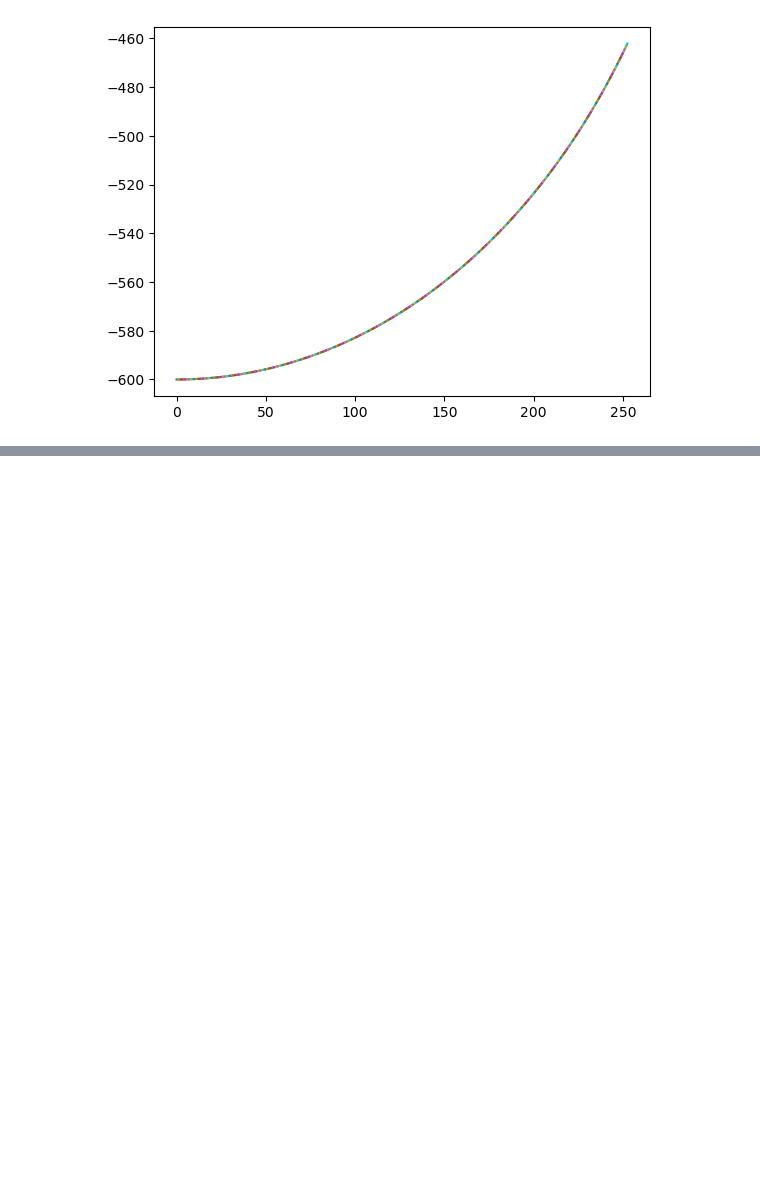
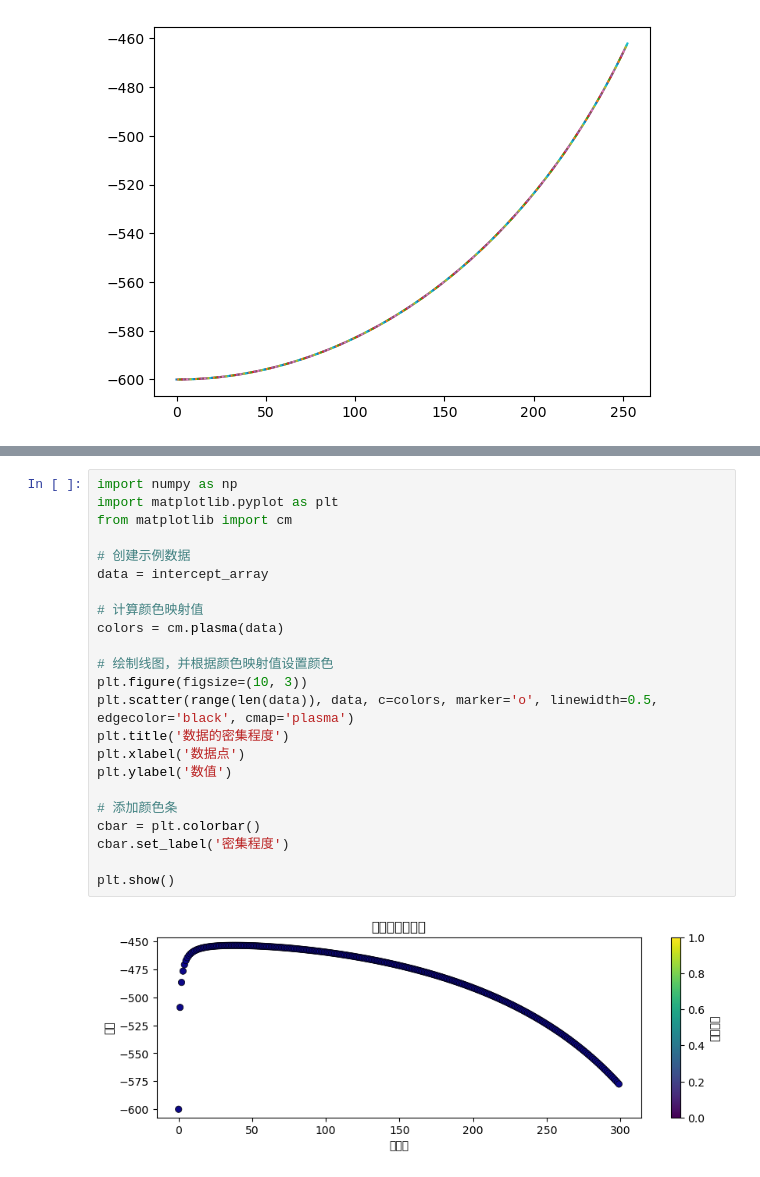
Before and after one commit to xiuxiua8/MCM_ProblemA, a Jupyter notebook: simple.ipynb, the cells around one changed output, grey strips where cells are left out. Saved outputs shown, nothing was run; the diff lists cells and outputs as text; blank space fills up the shorter version.

```diff
--- a/simple.ipynb
+++ b/simple.ipynb
@@ -136,0 +161,25 @@ Line 300 - Slope: 1.551713302243349
+# %%
+import numpy as np
+import matplotlib.pyplot as plt
+from matplotlib import cm
+
+# 创建示例数据
+data = intercept_array
+
+# 计算颜色映射值
+colors = cm.plasma(data)
+
+# 绘制线图，并根据颜色映射值设置颜色
+plt.figure(figsize=(10, 3))
+plt.scatter(range(len(data)), data, c=colors, marker='o', linewidth=0.5, edgecolor='black', cmap='plasma')
+plt.title('数据的密集程度')
+plt.xlabel('数据点')
+plt.ylabel('数值')
+
+# 添加颜色条
+cbar = plt.colorbar()
+cbar.set_label('密集程度')
+
+plt.show()
+# %% [output]
+[figure, added]
```
Also changed, not shown: parts of 3 cells of this notebook, 1 other file.
